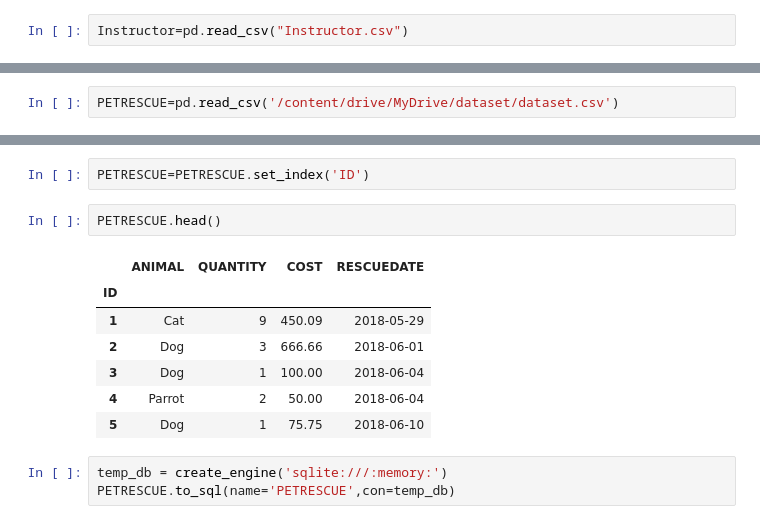
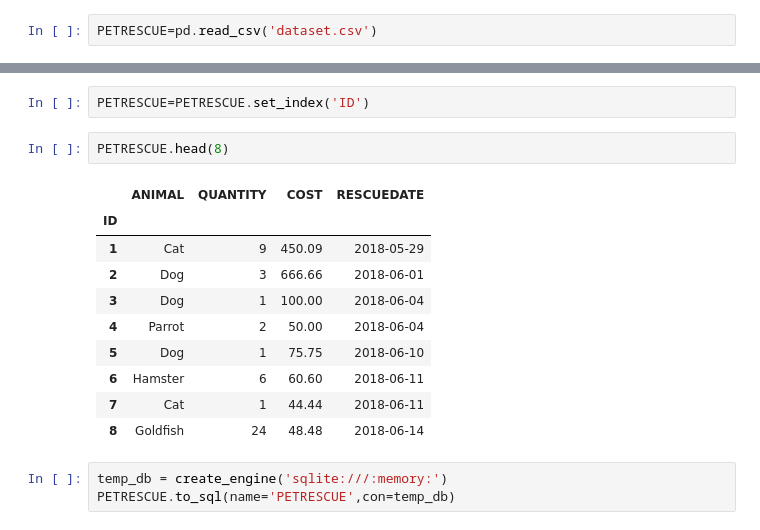
Before and after one commit to iampramodyadav/SQL, a Jupyter notebook: 3_2_SQL_Hands_on_Lab(IBM_Coursera).ipynb, the cells around one changed output, grey strips where cells are left out. Cells and saved outputs as stored; diff of their text form.

```diff
--- a/3_2_SQL_Hands_on_Lab(IBM_Coursera).ipynb
+++ b/3_2_SQL_Hands_on_Lab(IBM_Coursera).ipynb
@@ -16,2 +36,2 @@ from sqlalchemy import create_engine
 # %%
-Instructor=pd.read_csv("Instructor.csv")
+PETRESCUE=pd.read_csv('dataset.csv')
@@ -23,5 +38,3 @@ Mounted at /content/drive
-# %%
-PETRESCUE=pd.read_csv('/content/drive/MyDrive/dataset/dataset.csv')
 # %%
 PETRESCUE.head()
 # %% [output]
@@ -34,15 +47,18 @@ PETRESCUE.head()
 # %%
 PETRESCUE=PETRESCUE.set_index('ID')
 # %%
-PETRESCUE.head()
+PETRESCUE.head(8)
 # %% [output]
 |  | ANIMAL | QUANTITY | COST | RESCUEDATE |
 | ID |  |  |  |  |
 | 1 | Cat | 9 | 450.09 | 2018-05-29 |
 | 2 | Dog | 3 | 666.66 | 2018-06-01 |
 | 3 | Dog | 1 | 100.00 | 2018-06-04 |
 | 4 | Parrot | 2 | 50.00 | 2018-06-04 |
 | 5 | Dog | 1 | 75.75 | 2018-06-10 |
+| 6 | Hamster | 6 | 60.60 | 2018-06-11 |
+| 7 | Cat | 1 | 44.44 | 2018-06-11 |
+| 8 | Goldfish | 24 | 48.48 | 2018-06-14 |
 # %%
 temp_db = create_engine('sqlite:///:memory:')
 PETRESCUE.to_sql(name='PETRESCUE',con=temp_db)
```
Also changed, not shown: parts of 29 cells of this notebook.
